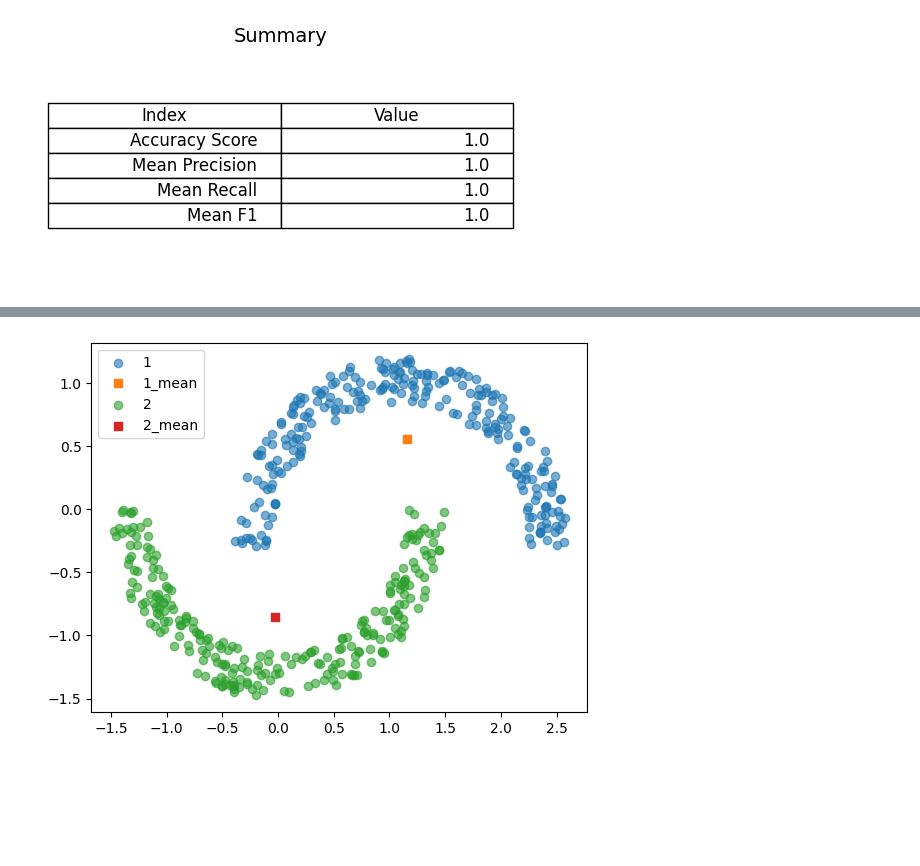
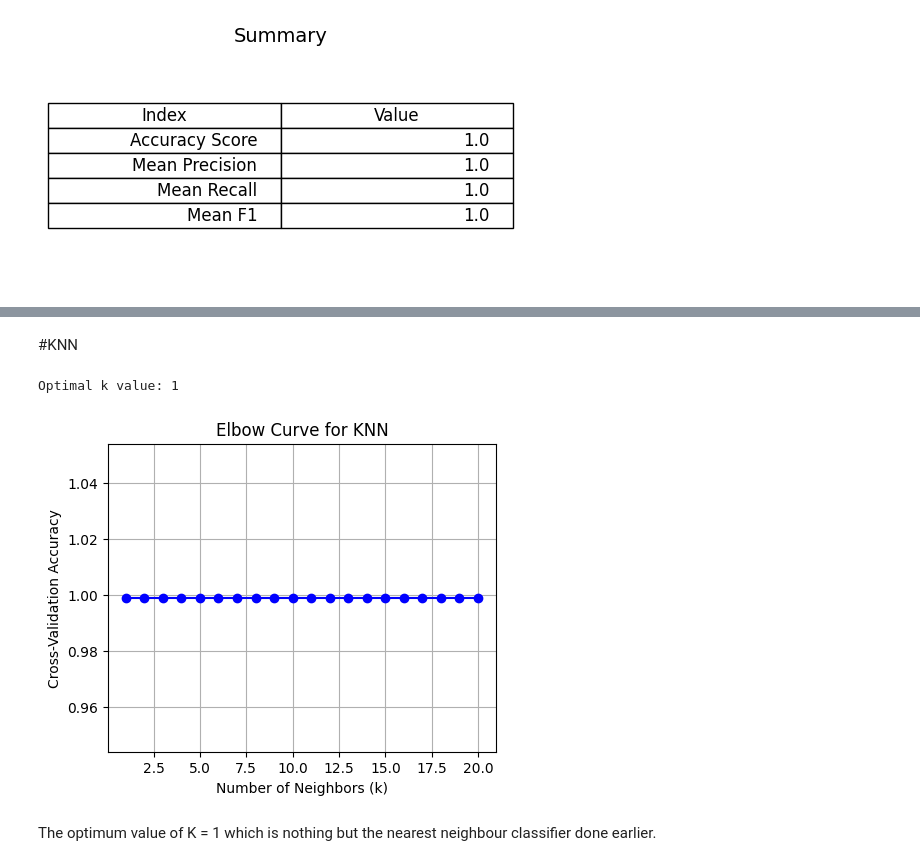
Before and after one commit to amankushwaha25/CS401-IML-Assignment, a Jupyter notebook: LinearSeparable.ipynb, the cells around one changed output, grey strips where cells are left out. Saved outputs shown, nothing was run; the diff lists cells and outputs as text; code cells hidden in the pictures; blank space fills up the shorter version.

```diff
--- a/LinearSeparable.ipynb
+++ b/LinearSeparable.ipynb
@@ -260,4 +231,0 @@ df_nonLinear_test['className'] = df_nonLinear_test['className'].astype(int)
-# %%
-data_plot(df_nonLinear_train)
-# %% [output]
-[figure, removed]
@@ -269,0 +232,34 @@ non_linear_classifier = KNeighborsClassifier(n_neighbors=1)
+# %% [markdown]
+#KNN
+# %%
+X = df.iloc[:,:-1]
+y = df.iloc[:,-1]
+
+k_values = range(1, 21)
+
+cross_validation_score = []
+
+for k in k_values:
+    knn = KNeighborsClassifier(n_neighbors=k)
+    scores = cross_val_score(knn, X, y, cv=5, scoring='accuracy')
+    cross_validation_score.append(scores.mean())
+
+
+plt.figure(figsize=(5, 4))
+plt.plot(k_values, cross_validation_score, marker='o', linestyle='-', color='b')
+plt.title('Elbow Curve for KNN')
+plt.xlabel('Number of Neighbors (k)')
+plt.ylabel('Cross-Validation Accuracy')
+plt.grid(True)
+
+# Find the optimal k value (the one with the highest accuracy)
+optimal_k = k_values[np.argmax(cross_validation_score)]
+print(f'Optimal k value: {optimal_k}')
+
+plt.show()
+# %% [output]
+Optimal k value: 1
+[figure, added]
+# %% [markdown]
+The optimum value of K = 1
+which is nothing but the nearest neighbour classifier done earlier.
```
Also changed, not shown: parts of 5 cells of this notebook, 2 other files.
